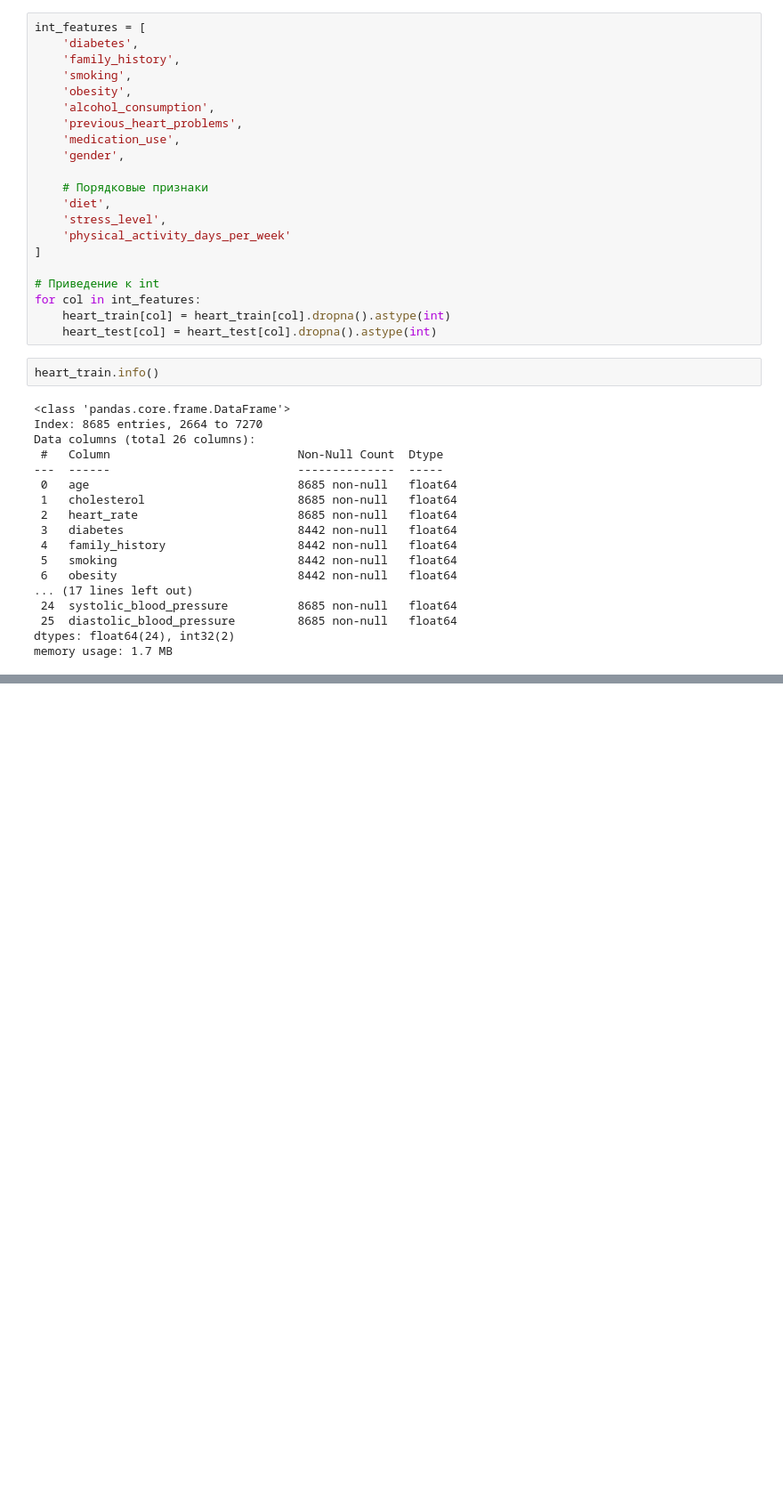
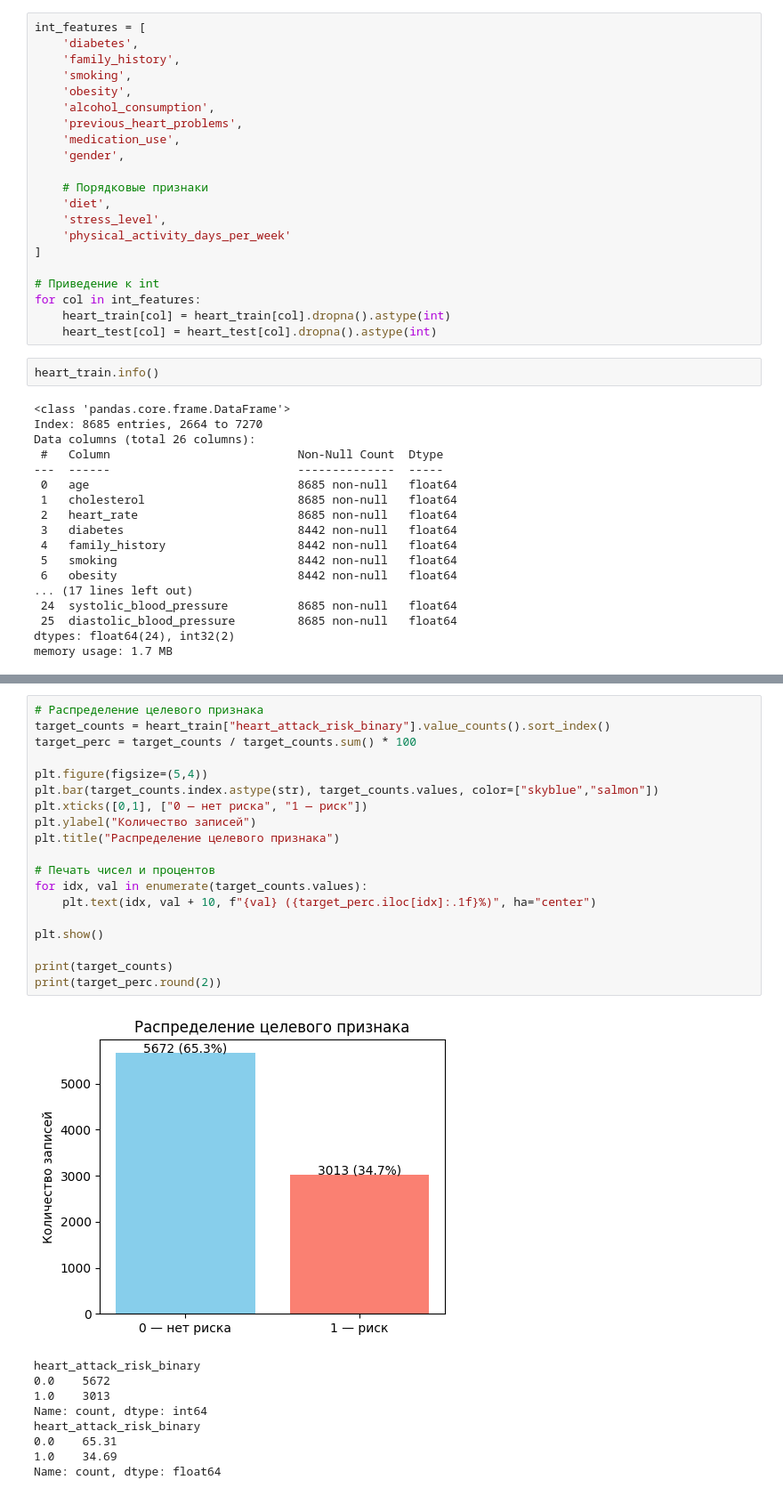
Before and after one commit to Malentaaa/heart_attack_project, a Jupyter notebook: project_heart_attack.ipynb, the cells around one changed output, grey strips where cells are left out. Shown at 89% size. Drawn from its saved outputs; the diff is of its cells as text; blank space fills up the shorter version.

```diff
--- a/project_heart_attack.ipynb
+++ b/project_heart_attack.ipynb
@@ -456,0 +525,29 @@ memory usage: 1.7 MB
+# %%
+# Распределение целевого признака
+target_counts = heart_train["heart_attack_risk_binary"].value_counts().sort_index()
+target_perc = target_counts / target_counts.sum() * 100
+
+plt.figure(figsize=(5,4))
+plt.bar(target_counts.index.astype(str), target_counts.values, color=["skyblue","salmon"])
+plt.xticks([0,1], ["0 — нет риска", "1 — риск"])
+plt.ylabel("Количество записей")
+plt.title("Распределение целевого признака")
+
+# Печать чисел и процентов
+for idx, val in enumerate(target_counts.values):
+    plt.text(idx, val + 10, f"{val} ({target_perc.iloc[idx]:.1f}%)", ha="center")
+
+plt.show()
+
+print(target_counts)
+print(target_perc.round(2))
+# %% [output]
+[figure, added]
+heart_attack_risk_binary
+0.0    5672
+1.0    3013
+Name: count, dtype: int64
+heart_attack_risk_binary
+0.0    65.31
+1.0    34.69
+Name: count, dtype: float64
```
Also changed, not shown: parts of 14 cells of this notebook.
